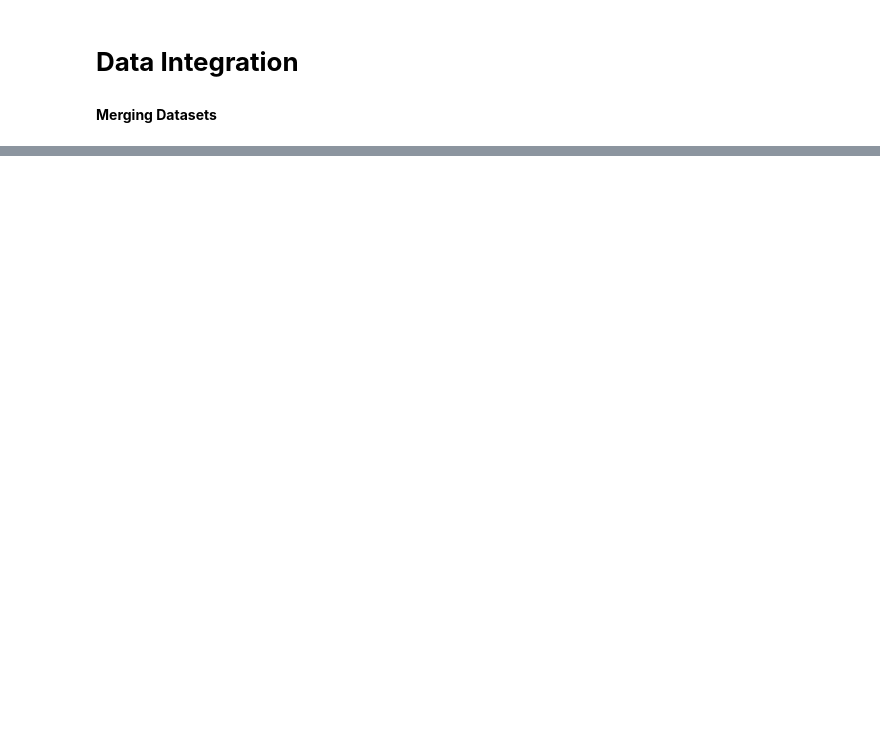
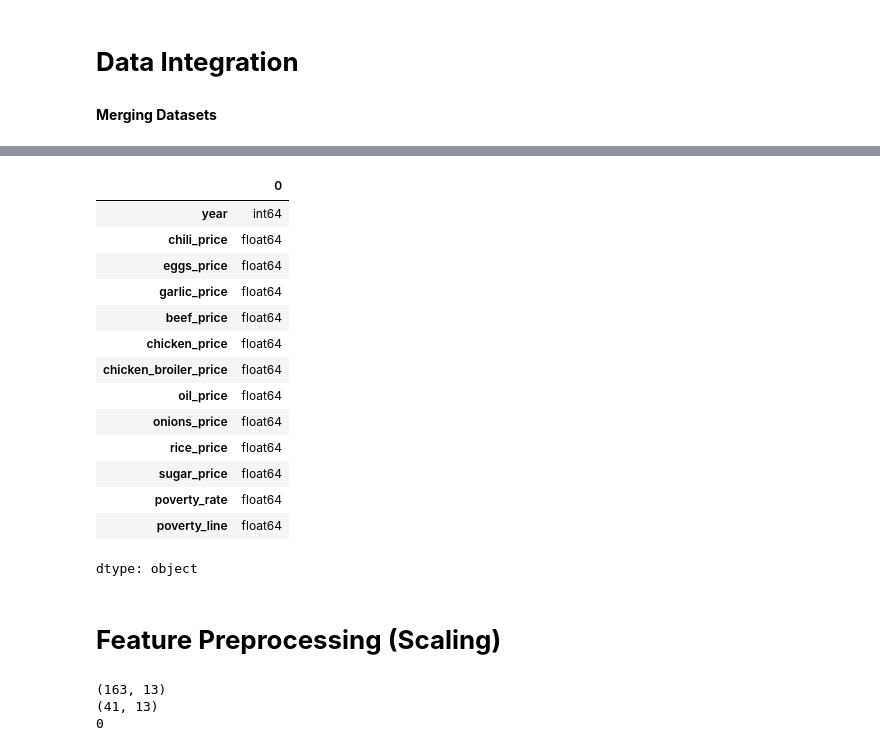
Before and after one commit to MuhammadRibhiRamadan/fsi-prediction-id, a Jupyter notebook: DSAI.ipynb, the cells around one changed output, grey strips where cells are left out. Cells and saved outputs as stored; diff of their text form; code cells hidden in the pictures; blank space fills up the shorter version.

```diff
--- a/DSAI.ipynb
+++ b/DSAI.ipynb
@@ -533,0 +567,29 @@ plt.show()
+# %%
+from sklearn.model_selection import train_test_split
+
+X = df.drop(columns=['fsi_score', 'fsi', 'province'])
+y = df['fsi_score']
+
+X_train, X_test, y_train, y_test = train_test_split(
+    X, y, test_size=0.2, random_state=42
+)
+# %%
+X_train.dtypes
+# %% [output]
+|  | 0 |
+| year | int64 |
+| chili_price | float64 |
+| eggs_price | float64 |
+| garlic_price | float64 |
+| beef_price | float64 |
+| chicken_price | float64 |
+| chicken_broiler_price | float64 |
+| oil_price | float64 |
+| onions_price | float64 |
+| rice_price | float64 |
+| sugar_price | float64 |
+| poverty_rate | float64 |
+| poverty_line | float64 |
+dtype: object
+# %% [markdown]
+# **Feature Preprocessing (Scaling)**
@@ -533,0 +604,9 @@ plt.show()
+# %%
+# Final Dataset Check
+print(X_train.shape)
+print(X_test.shape)
+print(pd.DataFrame(X_train).isna().sum().sum())
+# %% [output]
+(163, 13)
+(41, 13)
+0
```
Also changed, not shown: parts of 70 cells of this notebook.
